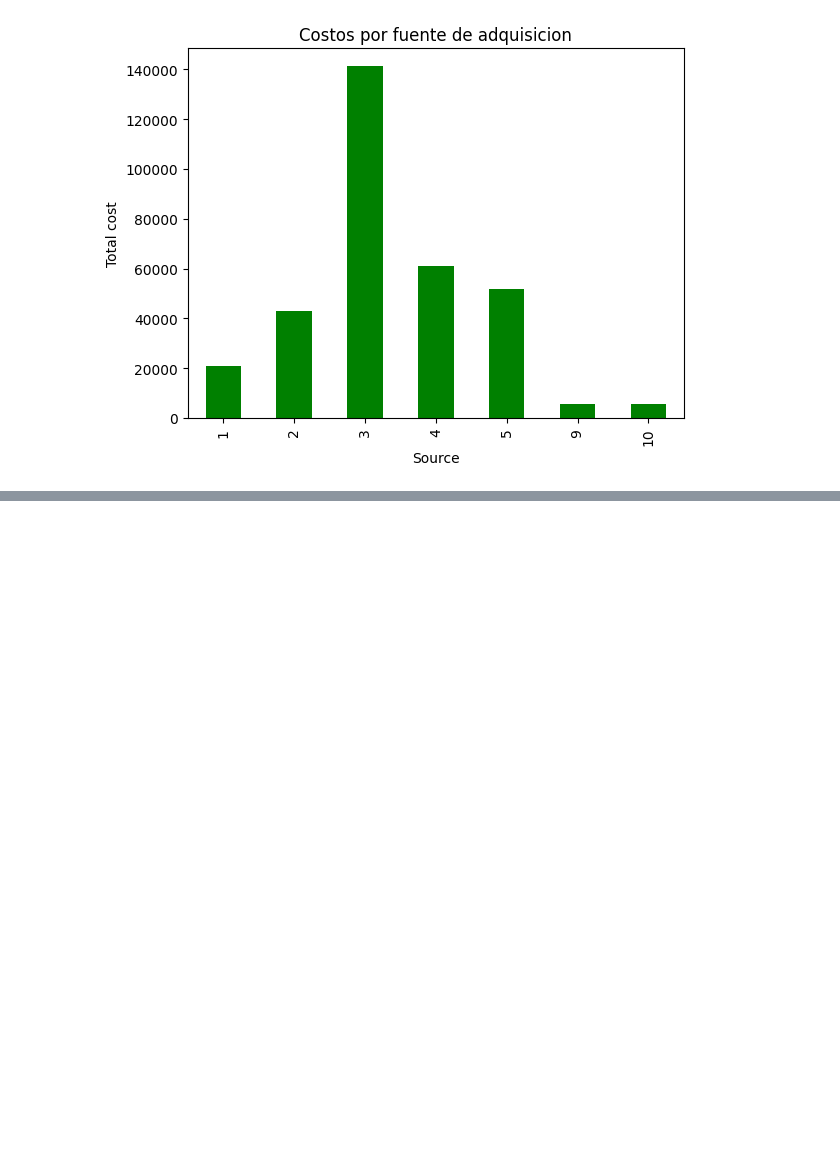
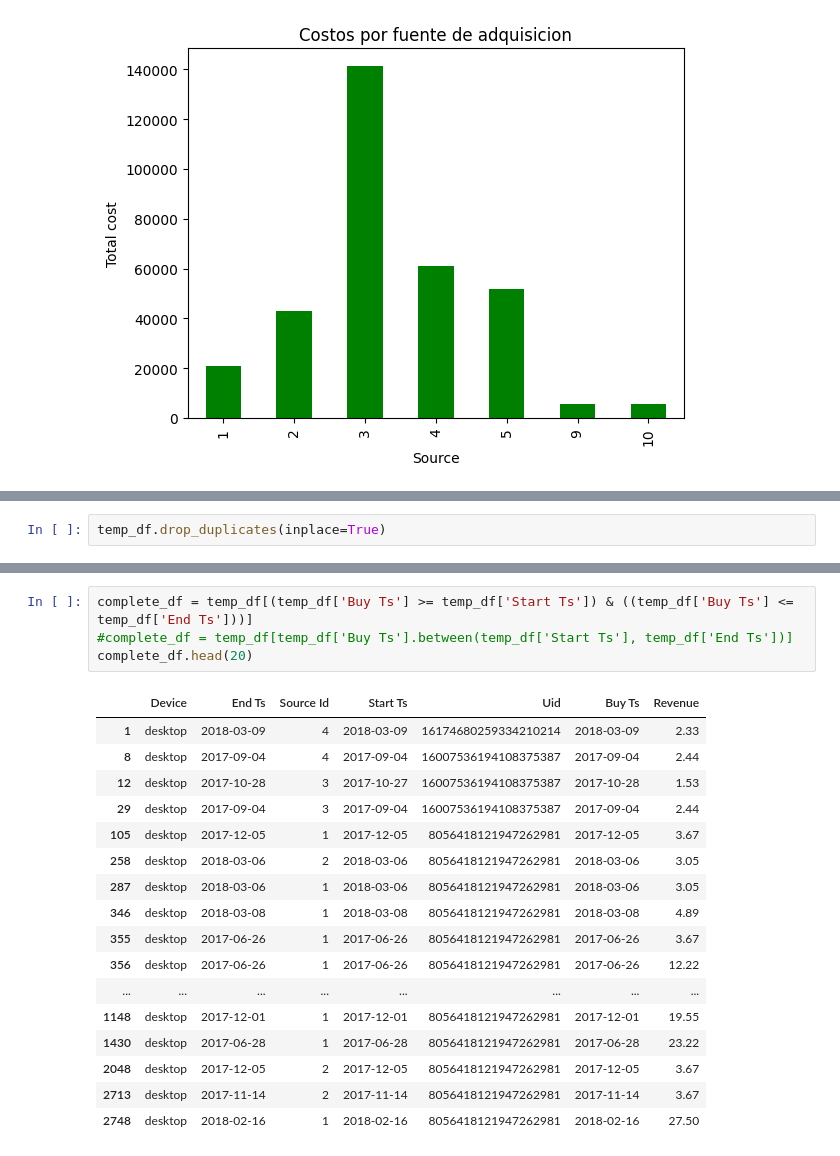
Before and after one commit to cristopherrexx-coder/Proyect-10, a Jupyter notebook: Sprint 10 proyect.ipynb, the cells around one changed output, grey strips where cells are left out. Drawn from its saved outputs; the diff is of its cells as text; blank space fills up the shorter version.

```diff
--- a/Sprint 10 proyect.ipynb
+++ b/Sprint 10 proyect.ipynb
@@ -876,0 +997,2 @@ plt.show()
+# %%
+temp_df.drop_duplicates(inplace=True)
@@ -876,0 +1016,22 @@ plt.show()
+# %%
+complete_df = temp_df[(temp_df['Buy Ts'] >= temp_df['Start Ts']) & ((temp_df['Buy Ts'] <= temp_df['End Ts']))]
+#complete_df = temp_df[temp_df['Buy Ts'].between(temp_df['Start Ts'], temp_df['End Ts'])]
+complete_df.head(20)
+# %% [output]
+|  | Device | End Ts | Source Id | Start Ts | Uid | Buy Ts | Revenue |
+| 1 | desktop | 2018-03-09 | 4 | 2018-03-09 | 16174680259334210214 | 2018-03-09 | 2.33 |
+| 8 | desktop | 2017-09-04 | 4 | 2017-09-04 | 16007536194108375387 | 2017-09-04 | 2.44 |
+| 12 | desktop | 2017-10-28 | 3 | 2017-10-27 | 16007536194108375387 | 2017-10-28 | 1.53 |
+| 29 | desktop | 2017-09-04 | 3 | 2017-09-04 | 16007536194108375387 | 2017-09-04 | 2.44 |
+| 105 | desktop | 2017-12-05 | 1 | 2017-12-05 | 8056418121947262981 | 2017-12-05 | 3.67 |
+| 258 | desktop | 2018-03-06 | 2 | 2018-03-06 | 8056418121947262981 | 2018-03-06 | 3.05 |
+| 287 | desktop | 2018-03-06 | 1 | 2018-03-06 | 8056418121947262981 | 2018-03-06 | 3.05 |
+| 346 | desktop | 2018-03-08 | 1 | 2018-03-08 | 8056418121947262981 | 2018-03-08 | 4.89 |
+| 355 | desktop | 2017-06-26 | 1 | 2017-06-26 | 8056418121947262981 | 2017-06-26 | 3.67 |
+| 356 | desktop | 2017-06-26 | 1 | 2017-06-26 | 8056418121947262981 | 2017-06-26 | 12.22 |
+| ... | ... | ... | ... | ... | ... | ... | ... |
+| 1148 | desktop | 2017-12-01 | 1 | 2017-12-01 | 8056418121947262981 | 2017-12-01 | 19.55 |
+| 1430 | desktop | 2017-06-28 | 1 | 2017-06-28 | 8056418121947262981 | 2017-06-28 | 23.22 |
+| 2048 | desktop | 2017-12-05 | 2 | 2017-12-05 | 8056418121947262981 | 2017-12-05 | 3.67 |
+| 2713 | desktop | 2017-11-14 | 2 | 2017-11-14 | 8056418121947262981 | 2017-11-14 | 3.67 |
+| 2748 | desktop | 2018-02-16 | 1 | 2018-02-16 | 8056418121947262981 | 2018-02-16 | 27.50 |
```
Also changed, not shown: parts of 20 cells of this notebook.
